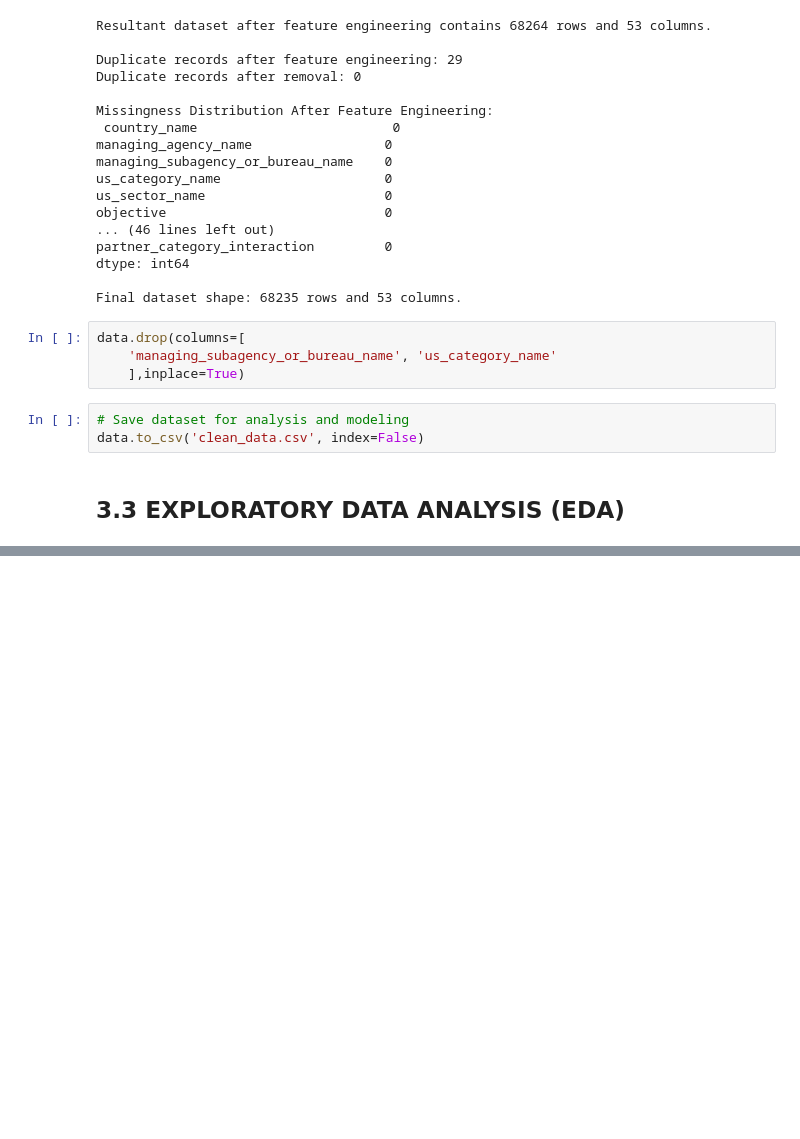
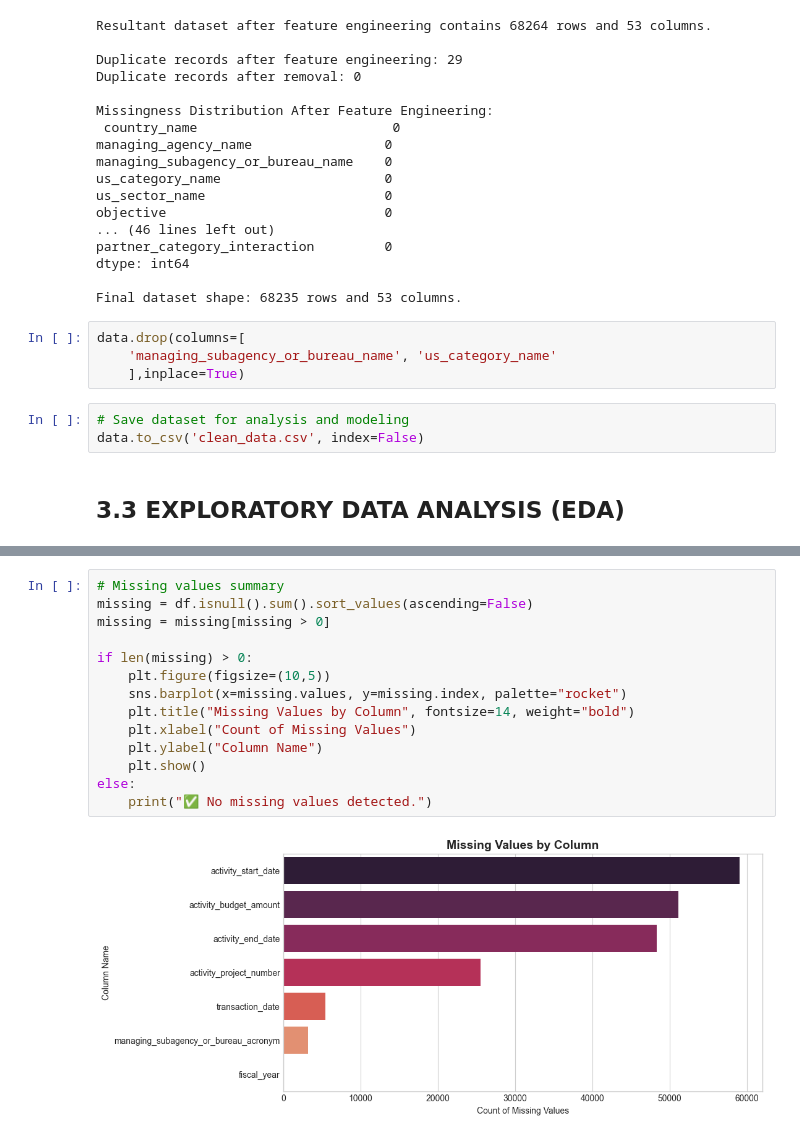
Before and after one commit to Annfelicty/A, a Jupyter notebook: Notebooks/Main.ipynb, the cells around one changed output, grey strips where cells are left out. Cells and saved outputs as stored; diff of their text form; blank space fills up the shorter version.

```diff
--- a/Notebooks/Main.ipynb
+++ b/Notebooks/Main.ipynb
@@ -1373,0 +1460,16 @@ data.to_csv('clean_data.csv', index=False)
+# %%
+# Missing values summary
+missing = df.isnull().sum().sort_values(ascending=False)
+missing = missing[missing > 0]
+
+if len(missing) > 0:
+    plt.figure(figsize=(10,5))
+    sns.barplot(x=missing.values, y=missing.index, palette="rocket")
+    plt.title("Missing Values by Column", fontsize=14, weight="bold")
+    plt.xlabel("Count of Missing Values")
+    plt.ylabel("Column Name")
+    plt.show()
+else:
+    print("✅ No missing values detected.")
+# %% [output]
+[figure, added]
```
Also changed, not shown: parts of 38 cells of this notebook, 1 other file.
